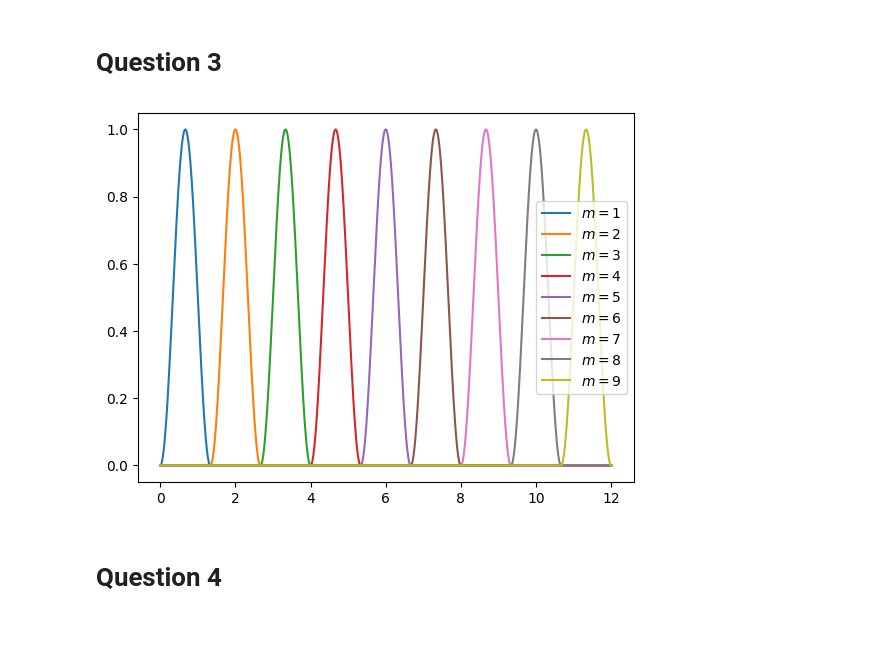
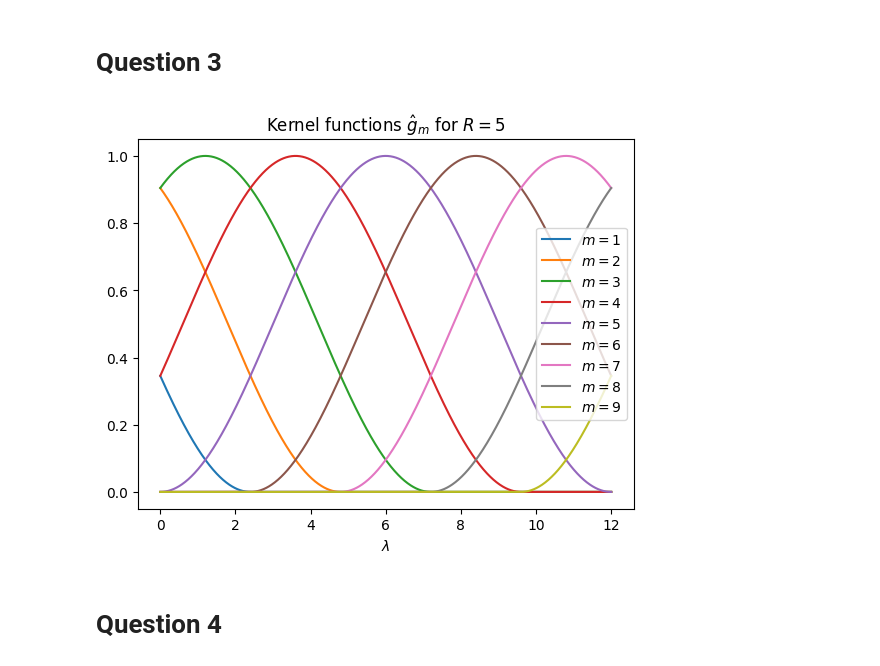
Before and after one commit to victorgalmiche/TimeSeries-TP3, a Jupyter notebook: Assignment 3.ipynb, the cells around one changed output. Saved outputs shown, nothing was run; the diff lists cells and outputs as text; code cells hidden in the pictures; blank space fills up the shorter version.

```diff
--- a/Assignment 3.ipynb
+++ b/Assignment 3.ipynb
@@ -63,16 +63,18 @@ def gm_hat(lambda_, m, lambda_max, R):
     return gU(lambda_ - a*m, a, R)
 # %%
 lambda_max = 12
-R = 1
+R = 5
 
 lambda_values = np.linspace(0, lambda_max, 1000)
 for m in np.arange(1, M+1):
     plt.plot(lambda_values, gm_hat(lambda_values, m, lambda_max, R), label=fr'$m={m}$')
 
+plt.title(fr'Kernel functions $\hat{{g}}_m$ for $R={R}$')
+plt.xlabel(r'$\lambda$')
 plt.legend()
 plt.show()
 # %% [output]
-[figure, old version]
+[figure, new version]
 # %% [markdown]
 # Question 4
 # %% [markdown]
```
Also changed, not shown: 3 other files.
